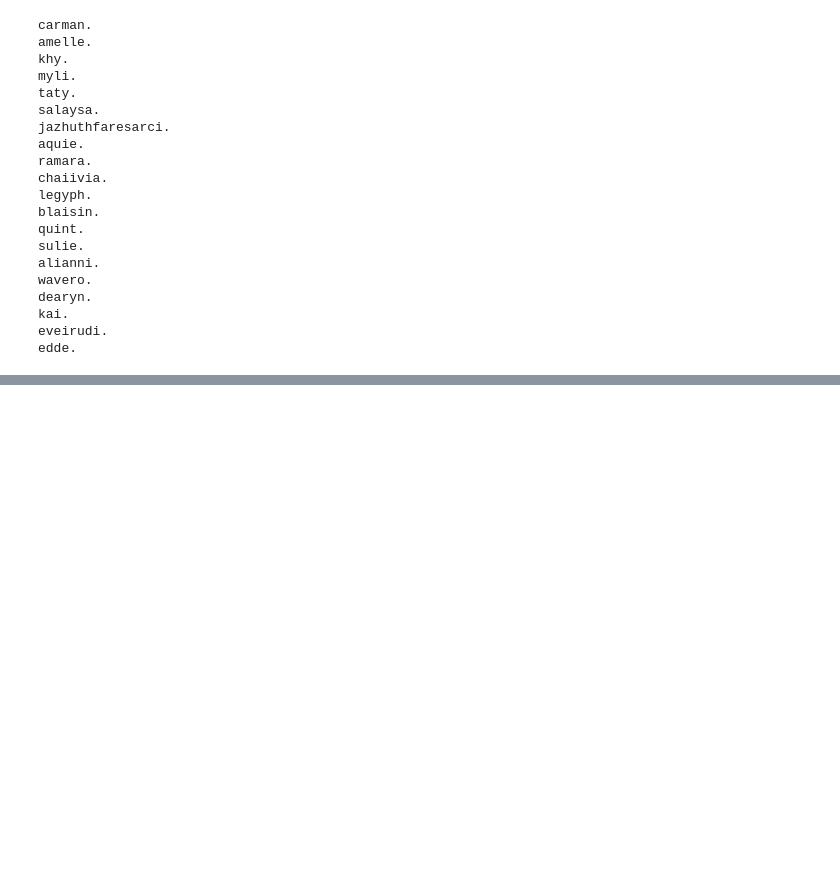
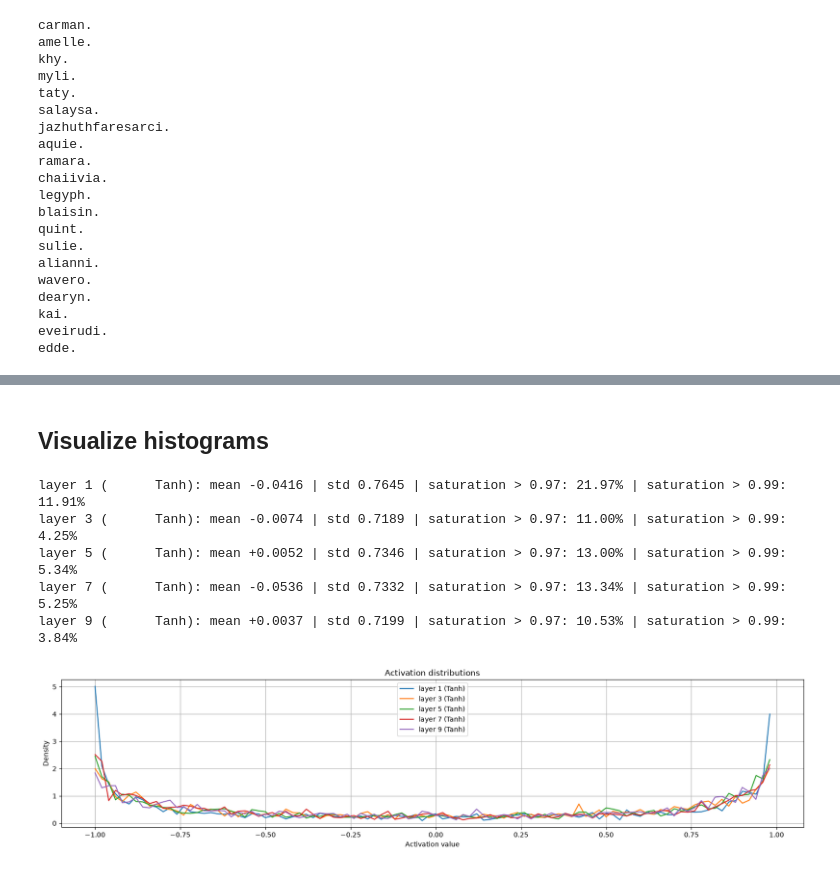
Before and after one commit to lucasmonteverdi1/makemore, a Jupyter notebook: makemore_part3.ipynb, the cells around one changed output, grey strips where cells are left out. Saved outputs shown, nothing was run; the diff lists cells and outputs as text; code cells hidden in the pictures; blank space fills up the shorter version.

Commit message:
add plots to spot parameter miscalibrations

```diff
--- a/makemore_part3.ipynb
+++ b/makemore_part3.ipynb
@@ -344,0 +495,38 @@ edde.
+# %% [markdown]
+## Visualize histograms
+# %%
+plt.figure(figsize=(20, 4))
+legends = []
+
+for i, layer in enumerate(layers[:-1]):  # exclude output layer
+    if isinstance(layer, Tanh):
+        t = layer.out
+        saturation_97 = (t.abs() > 0.97).float().mean().item() * 100
+        saturation_99 = (t.abs() > 0.99).float().mean().item() * 100
+        mean = t.mean().item()
+        std = t.std().item()
+
+        print(
+            f'layer {i} ({layer.__class__.__name__:>10s}): '
+            f'mean {mean:+.4f} | std {std:.4f} | '
+            f'saturation > 0.97: {saturation_97:.2f}% | '
+            f'saturation > 0.99: {saturation_99:.2f}%'
+        )
+
+        hy, hx = torch.histogram(t, density=True)
+        plt.plot(hx[:-1].detach(), hy.detach())
+        legends.append(f'layer {i} ({layer.__class__.__name__})')
+
+plt.legend(legends)
+plt.title('Activation distributions')
+plt.xlabel('Activation value')
+plt.ylabel('Density')
+plt.grid()
+plt.show()
+# %% [output]
+layer 1 (      Tanh): mean -0.0416 | std 0.7645 | saturation > 0.97: 21.97% | saturation > 0.99: 11.91%
+layer 3 (      Tanh): mean -0.0074 | std 0.7189 | saturation > 0.97: 11.00% | saturation > 0.99: 4.25%
+layer 5 (      Tanh): mean +0.0052 | std 0.7346 | saturation > 0.97: 13.00% | saturation > 0.99: 5.34%
+layer 7 (      Tanh): mean -0.0536 | std 0.7332 | saturation > 0.97: 13.34% | saturation > 0.99: 5.25%
+layer 9 (      Tanh): mean +0.0037 | std 0.7199 | saturation > 0.97: 10.53% | saturation > 0.99: 3.84%
+[figure, added]
```
Also changed, not shown: parts of 6 cells of this notebook.
